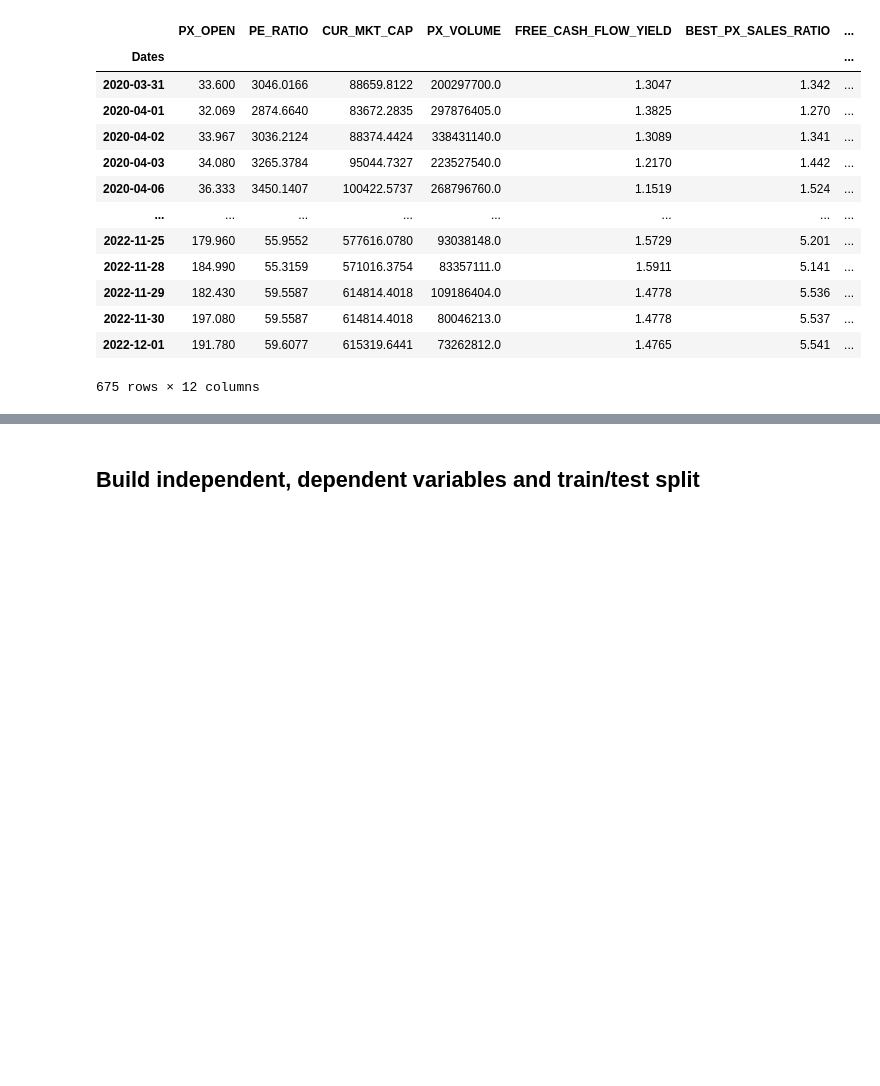
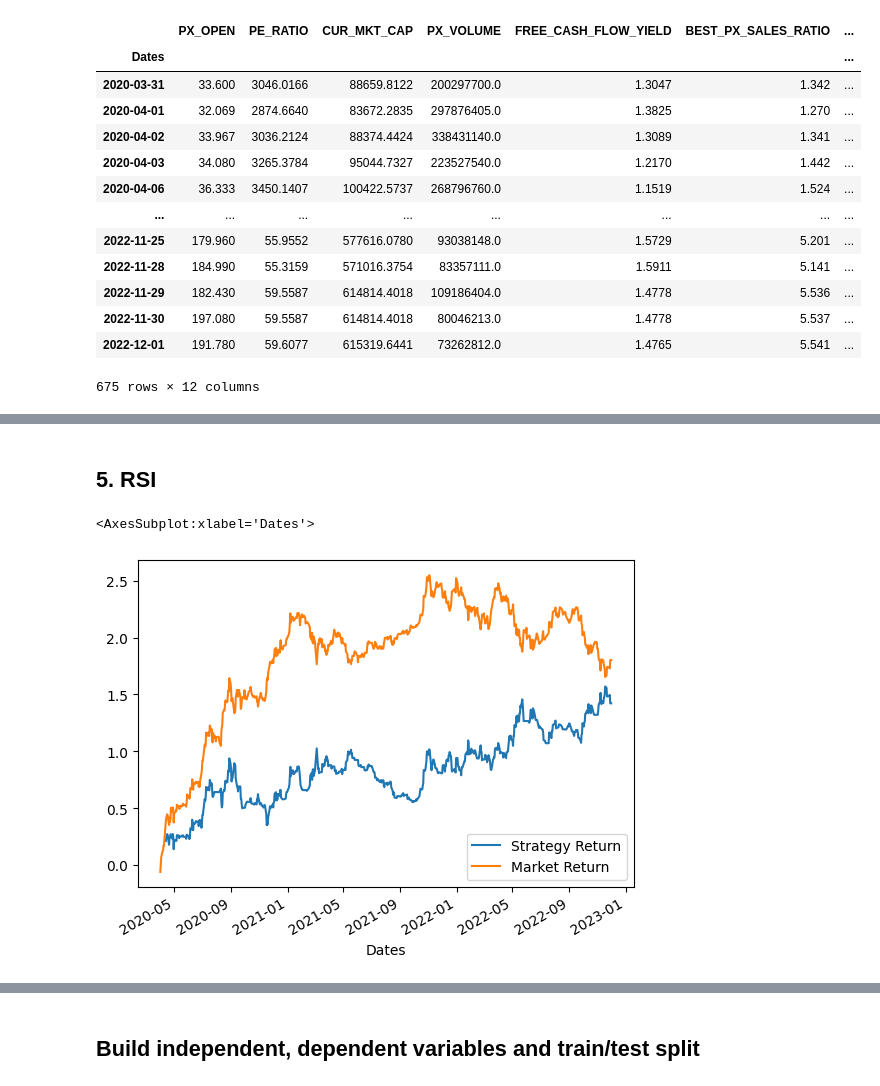
Before and after one commit to rohan-r-kulkarni/bigtech_analysis, a Jupyter notebook: bigtech_rf.ipynb, the cells around one changed output, grey strips where cells are left out. Drawn from its saved outputs; the diff is of its cells as text; code cells hidden in the pictures; blank space fills up the shorter version.

```diff
--- a/bigtech_rf.ipynb
+++ b/bigtech_rf.ipynb
@@ -246,0 +471,2 @@ array([[            nan],
+# %% [markdown]
+<h2>5. RSI </h2>
@@ -246,0 +505,27 @@ array([[            nan],
+# %%
+#Example for TSLA, can uncomment the above lines and comment out 'return rsi' for gen method
+stocks[s]['RSI'] = rsi(stocks[s], periods = 7 , ema = True)
+
+# Threshold for RSI: 30 < buy, 70 > sell
+min_size=50
+max_size=60
+mask_hold = ((stocks[s]['RSI'] > min_size) |(stocks[s]['RSI'] < max_size))
+mask_less = ((stocks[s]['RSI'] < min_size))
+mask_more = ((stocks[s]['RSI'] > max_size))
+
+stocks[s]['RSI_buy_indicator'] = stocks[s]['RSI'].mask(mask_hold,0).mask(mask_less,-1).mask(mask_more,+1)
+stocks[s]['RSI_buy_indicator'].value_counts()
+
+# stocks[s]['RSI_buy_indicator']
+df = stocks[s]
+#Forward fill our position column to replace the "None" values with the correct long/short positions to represent the "holding" of our position
+#forward through time
+df['RSI_buy_indicator'].fillna(method='ffill',inplace=True)
+#Calculate the daily market return and multiply that by the position to determine strategy returns
+df['Market Return'] = np.log(df['PX_OFFICIAL_CLOSE'] / df['PX_OFFICIAL_CLOSE'].shift(1))
+df['Strategy Return'] = df['Market Return'] * df['RSI_buy_indicator'].shift(1)
+#Plot the strategy returns
+df[['Strategy Return','Market Return']].cumsum().plot()
+# %% [output]
+<AxesSubplot:xlabel='Dates'>
+[figure, added]
```
Also changed, not shown: parts of 33 cells of this notebook, 1 other file.
